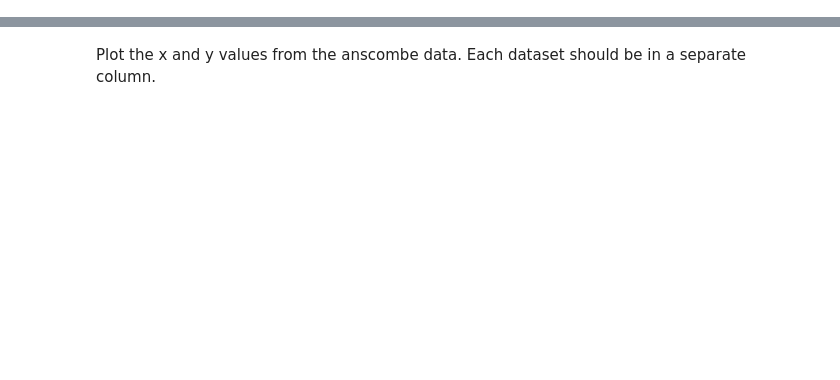
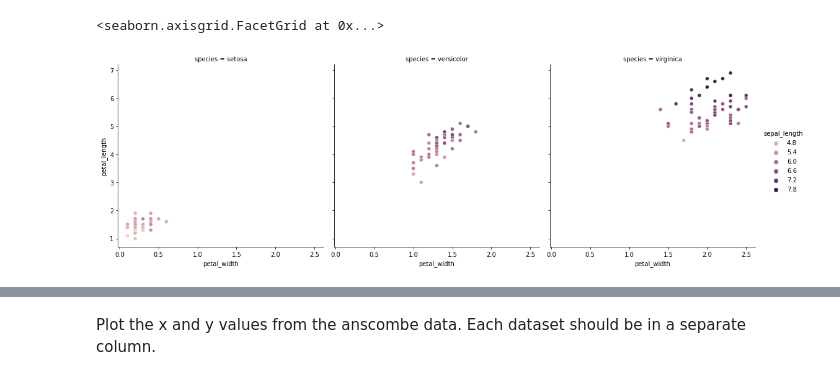
Before and after one commit to nicholas-dougherty/numpy-pandas-visualization-exercises, a Jupyter notebook: seaborn_exercises.ipynb, the cells around one changed output, grey strips where cells are left out. Saved outputs shown, nothing was run; the diff lists cells and outputs as text; code cells hidden in the pictures; blank space fills up the shorter version.

```diff
--- a/seaborn_exercises.ipynb
+++ b/seaborn_exercises.ipynb
@@ -14,0 +84,10 @@ determine if a correlation exists between two numeric columns.
+# %%
+sns.relplot(data=iris,
+            x="petal_width",
+            y="petal_length",
+            hue="sepal_length",
+            col="species"
+)
+# %% [output]
+<seaborn.axisgrid.FacetGrid at 0x...>
+[figure, added]
```
Also changed, not shown: parts of 37 cells of this notebook.
